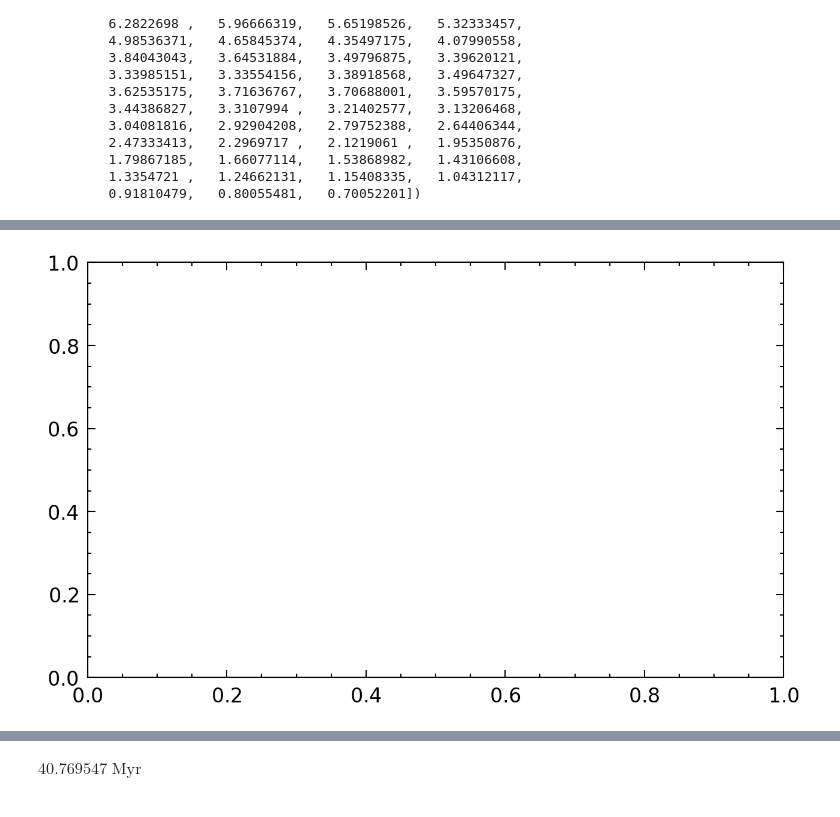
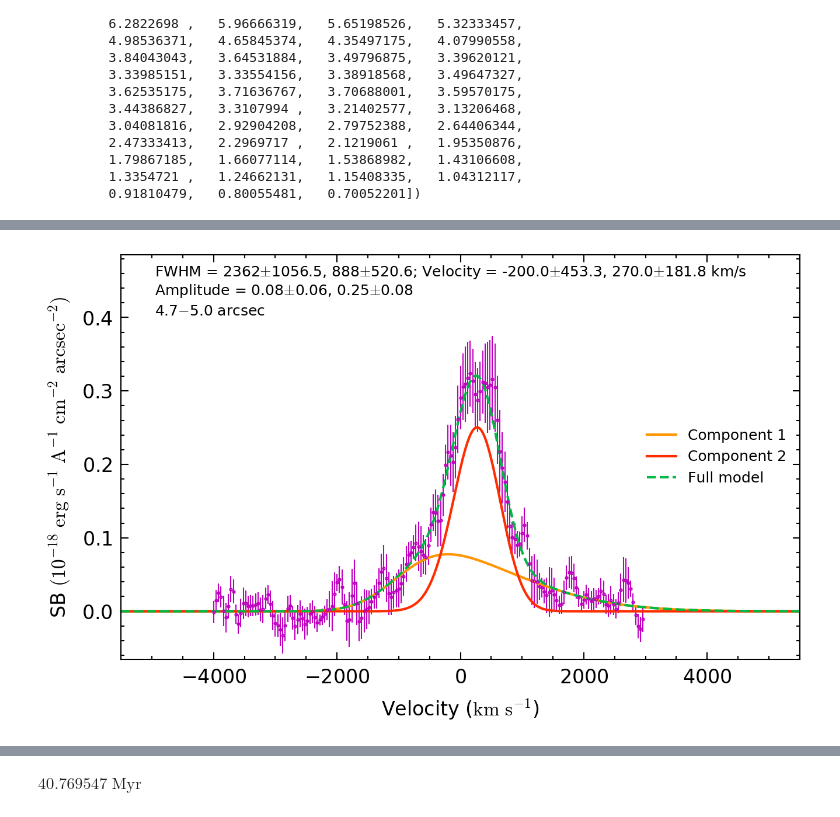
Before and after one commit to yuanzeding/KBSS_DataAnalysis, a Jupyter notebook: stack_analysis/stacking.ipynb, the cells around one changed output, grey strips where cells are left out. Cells and saved outputs as stored; diff of their text form; code cells hidden in the pictures.

```diff
--- a/stack_analysis/stacking.ipynb
+++ b/stack_analysis/stacking.ipynb
@@ -971,8 +971,8 @@ Projecting FITS mask to mask_3d...
 # %% [markdown]
 #### Grid setup
 # %%
-xnew = np.arange(-4000, 3000, 40)
-ynew = np.arange(1.2, 7.2, 0.1)
+xnew = np.arange(-4000, 4000, 40)
+ynew = np.arange(1.4, 7.4, 0.3)
 ynew_qso = np.arange(0.3, 3.0, 0.1)
 
 kpc_per_arcsec = Planck18.kpc_proper_per_arcmin(2.65).value/60
@@ -1041,7 +1039,9 @@ importlib.reload(kcwi_tools)
 importlib.reload(common_tools_yd)
 radius=6
 QSOtab=qsos#[(qsos['Field']!="Q0449")]
-result=common_tools_yd.stack_cp2d(QSOtab,get_rprofile=True,refz="sys",interpR=True,return_cube=True,nboot=40,get_vlyas=True,radius=radius,stackgrid=(xnew,ynew_rh))
+result=common_tools_yd.stack_cp2d(QSOtab,get_rprofile=False,refz="sys",interpR=True,return_cube=True,nboot=100,get_vlyas=True,radius=radius,stackgrid=(xnew,ynew))
+#result=common_tools_yd.stack_cp2d(QSOtab,get_rprofile=False,refz="sys",interpR=False,return_cube=True,nboot=40,get_vlyas=True,radius=radius,stackgrid=(xnew,ynew_rh))
+
 #result_var=common_tools_yd.stack_cp2d(QSOtab,get_rprofile=True,return_cube=True,get_vlyas=False,nboot=40,radius=radius,stackgrid=(xnew,ynew),variance=True)
 
 #result_QSO=common_tools_yd.stack_cp2d(QSOtab,get_rprofile=True,return_cube=True,get_vlyas=False,nboot=40,radius=radius,stackgrid=(xnew,ynew_qso),QSO=True)
@@ -1368,16 +1372,96 @@ plt.rcParams.update({
     "font.serif": ["Times"],  # specify font here
     "font.size":8,
 "legend.fancybox":True})
+vgrid = np.arange(-5500, 5501, 1)
 efactor=100
-cind=0
 plotmodel=True
 plotQSO=False
 normalize=False
 if plotQSO:
     cmean,cmedian,_   =sigma_clipped_stats(result_QSO[0][cind,:],maxiters=None)
     cmax=np.max(result_QSO[0][cind,:]-cmedian)
+
+def plot1Dspec(result,xnew,ynew,xind,vgrid,show_fitinfo=False,show_distance=True,xlim=[-5500,5500]\
+               ,ylabel=r"SB $\rm (10^{-18}~erg~s^{-1}~A^{-1}~cm^{-2}~arcsec^{-2})$"\
+               ,xlabel=r"Velocity ($\rm km~s^{-1}$)"\
+               ,yup=None,ax=None,efactor=100,savetopath=".",plotmodel=True,plotQSO=False,normalize=False):
+    if normalize:
+        wc=(xnew/3e5*1215.67+1215.67)*(1+2.65)
+        efactor=1/np.trapz(result[0][xind,:],x=wc)
+    if ax is None:
+        fig, ax = plt.subplots(figsize=(5,3),dpi=300)
+    else:
+        fig=plt.gcf()
+    if plotmodel:
+        p00, p01, p02, p03, p10, p11, p12, p13, p0, vp0, fwhm0, p1, vp1, fwhm1, trough, vt=result[3][xind,:]
+        p00err, p01err, p02err, p03err, p10err, p11err, p12err, p13err, p0err, vp0err, fwhm0err, p1err, vp1err, fwhm1err, trougherr, vterr=result[4][xind,:]
+        if p13<0:
+            mod = common_tools_yd.skew_gauss(vgrid, p00, p01, p02, p03)
+            string=f"FWHM = {fwhm1:.1f}$\pm${fwhm1err:.1f}; Velocity = {vp1:.1f}$\pm${vp1err:.1f} km/s"#; skewness = {p02:.1f}$\pm${p02err:.1f}"
+        else:
+            mod = common_tools_yd.lya_model_2(vgrid, p00, p01, p02, p03, p10, p11, p12, p13)
+            mod1 = common_tools_yd.skew_gauss(vgrid, p00, p01, p02, p03)
+            mod2 = common_tools_yd.skew_gauss(vgrid, p10, p11, p12, p13)
+
+            ax.plot(vgrid,mod1*efactor,"C2",label="Component 1",lw=1.0)
+            ax.plot(vgrid,mod2*efactor,"C3",label="Component 2",lw=1.0)
+
+            #np.savetxt(KBSSpath+f"/QSOs_r6_masked_contam/Kinematics_HLQSOstack_Lya_{ynew[xind]:.1f}_mod1.txt",np.array([vgrid,mod1*efactor]).T)
+            #np.savetxt(KBSSpath+f"/QSOs_r6_masked_contam/Kinematics_HLQSOstack_Lya_{ynew[xind]:.1f}_mod2.txt",np.array([vgrid,mod2*efactor]).T)
+
+
+            #string=f"FWHM = {fwhm0:.0f}$\pm${fwhm0err:.1f}, {fwhm1:.0f}$\pm${fwhm1err:.1f}; Velocity = {vp0:.1f}$\pm${vp0err:.1f}, {vp1:.1f}$\pm${vp1err:.1f};"+"\n"\
+            #+f"skewness = {p02:.1f}$\pm${p02err:.1f}, {p12:.1f}$\pm${p12err:.1f}; Peak = {p0*efactor:.1f}$\pm${p0err*efactor:.1f}, {p1*efactor:.1f}$\pm${p1err*efactor:.1f}"
+            string=f"FWHM = {fwhm0:.0f}$\pm${fwhm0err:.1f}, {fwhm1:.0f}$\pm${fwhm1err:.1f}; Velocity = {vp0:.1f}$\pm${vp0err:.1f}, {vp1:.1f}$\pm${vp1err:.1f} km/s \n"\
+            +f"Amplitude = {p0*efactor:.2f}$\pm${p0err*efactor:.2f}, {p1*efactor:.2f}$\pm${p1err*efactor:.2f}"
+
+            #if np.isfinite(trough):
+            #    string+=f"\n trough at {vt:.1f}$\pm${vterr:.1f}"
+        if show_fitinfo:
+            ax.text(0.05,0.9,string,transform=ax.transAxes,color="k",fontsize=6)
+        ax.plot(vgrid,mod*efactor,"--C1",label="Full model")
+
+
+    ax.errorbar(xnew,result[0][xind,:]*efactor,yerr=result[2][xind,:]*efactor,fmt="o",mfc='none',ms=0.5,color="m",ecolor="m",lw=0.5)
+
+    #ax.step(xnew,np.sqrt(result_var[0][xind,:])*efactor,lw=0.5,ls="--",color="red",label="Std. dev.")
+    #submean,submedian,_ =sigma_clipped_stats(result[0][xind,:],maxiters=None)
+
+    if plotQSO:
+        ccfac=np.max(result[0][xind,:])/cmax*2.5
+        cind=0
+        qsoyerr=result_QSO[2][cind,:]*efactor*ccfac
+        ax.errorbar(xnew,(result_QSO[0][cind,:]-cmedian)*efactor*ccfac,fmt="--",mfc='none',ms=0.5,color="C4",ecolor="r",lw=1,alpha=1.0,label="Unsubtracted PSF central")
+
+    #
+    ax.set_xlabel(xlabel)
+    if normalize:
+        ax.set_ylabel(r"Normalized SB")
+    else:
+        ax.set_ylabel(ylabel)
+    ax.set_xlim(xlim)
+    if yup is None:
+        yup=1.5*np.max(result[0][xind,:])
+    ax.set_ylim([2*np.min(result[0][xind,:]*efactor),yup*efactor])
+    #ax.set_ylim([-0.1,10])
+    #ax.text(0.05,0.75,f"Distance from QSO: {ynew[xind]*kpc_per_arcsec:.1f} pkpc = {ynew[xind]:.1f} arcsec",transform=ax.transAxes,color="k",fontsize=6)
+    binwidth=np.mean(np.diff(ynew))
+    if show_distance:
+        ax.text(0.05,0.85,f"{ynew[xind]:.1f}$-${ynew[xind]+binwidth:.1f} arcsec",transform=ax.transAxes,color="k",fontsize=6)
+
+    #ax.text(0.05,0.65,r"Masked in spectral region $\pm 3000\,\rm km/s$",transform=ax.transAxes,color="k",fontsize=6)
+    #fig.savefig(KBSSpath+f"/QSOs_r{radius}_newcode/Kinematics_HLQSOstack_Lya_{ynew[xind]:.1f}.pdf")
+    #np.savetxt(savetopath+f"/Kinematics_HLQSOstack_Lya_{ynew[xind]*kpc_per_arcsec:.0f}_data.txt",np.array([xnew,result[0][xind,:]*efactor,result[2][xind,:]*efactor]).T)
+    #plt.savefig(savetopath+f"/Kinematics_HLQSOstack_Lya_{ynew[xind]*kpc_per_arcsec:.0f}.pdf")
+    return fig,ax
 #csmean,csmedian,_=sigma_clipped_stats(result_QSO[0][cind,:]-cmedian,maxiters=None)
-for xind in range(58):
+for xind in range(11, 17):
+    fig,ax=plot1Dspec(result,xnew,ynew,xind,vgrid,show_fitinfo=True,ax=None,efactor=100,savetopath=KBSSpath+f"/QSOs_r6_masked_sim",plotmodel=plotmodel,plotQSO=plotQSO,normalize=normalize)
+    ax.legend(loc="right",fontsize=6)
+ #   np.savetxt(KBSSpath+f"/QSOs_r6_masked_sim/Kinematics_HLQSOstack_Lya_{ynew_rh[xind]*kpc_per_arcsec:.0f}_data.txt",np.array([xnew,result[0][xind,:]*efactor,result[2][xind,:]*efactor]).T)
+#    fig.savefig(KBSSpath+f"/QSOs_r6_masked_sim/Kinematics_HLQSOstack_Lya_{ynew_rh[xind]*kpc_per_arcsec:.0f}.pdf")
+
+    """
     if normalize:
         wc=(xnew/3e5*1215.67+1215.67)*(1+2.65)
         efactor=1/np.trapz(result[0][xind,:],x=wc)
@@ -1437,4 +1521,5 @@ for xind in range(58):
 
     #fig.savefig(KBSSpath+f"/QSOs_r6_masked_pub2/Kinematics_HLQSOstack_Lya_{ynew[xind]:.1f}.pdf")
     plt.close()
+    """
 # %% [output]
@@ -1442 +1526 @@ IndexError: index 4 is out of bounds for axis 0 with size 4
-[figure, old version]
+[figure, new version]
```
Also changed, not shown: parts of 19 cells of this notebook, 2 other files.
